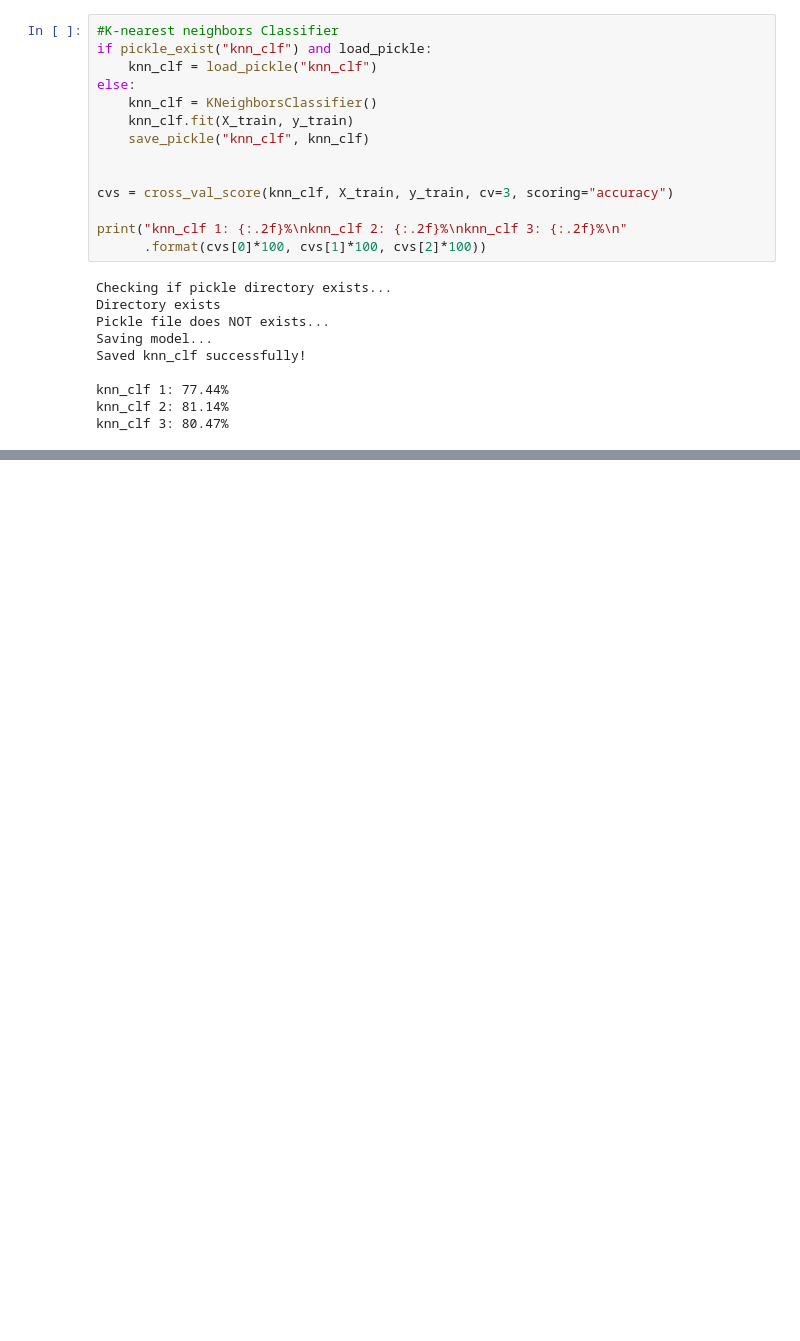
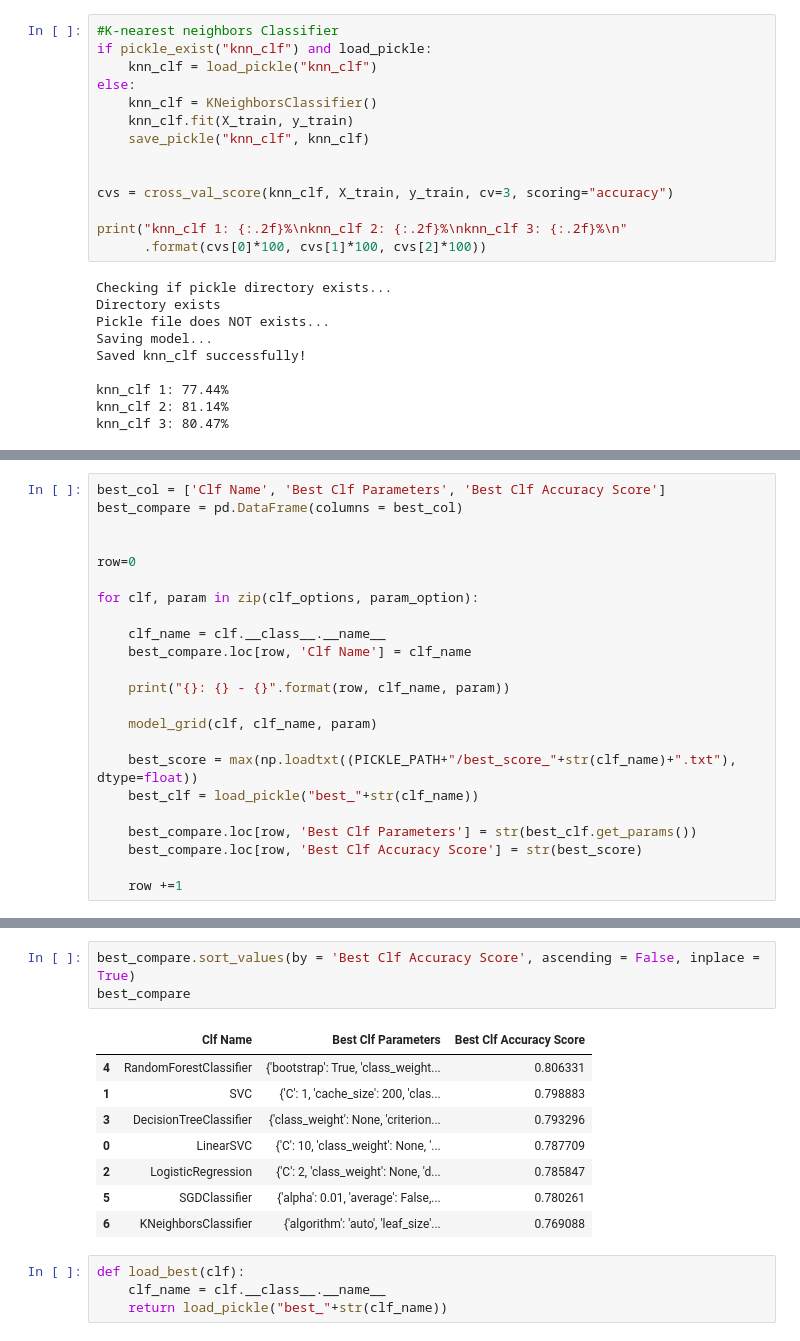
Before and after one commit to Daniel-Wilcox/ADA-874-2019, a Jupyter notebook: Kaggle_Titanic.ipynb, the cells around one changed output, grey strips where cells are left out. Cells and saved outputs as stored; diff of their text form; blank space fills up the shorter version.

```diff
--- a/Kaggle_Titanic.ipynb
+++ b/Kaggle_Titanic.ipynb
@@ -605,0 +637,23 @@ k_neigh_param = {
+# %%
+best_col = ['Clf Name', 'Best Clf Parameters', 'Best Clf Accuracy Score']
+best_compare = pd.DataFrame(columns = best_col)
+
+
+row=0
+
+for clf, param in zip(clf_options, param_option):
+
+    clf_name = clf.__class__.__name__
+    best_compare.loc[row, 'Clf Name'] = clf_name
+
+    print("{}: {} - {}".format(row, clf_name, param))
+
+    model_grid(clf, clf_name, param)
+
+    best_score = max(np.loadtxt((PICKLE_PATH+"/best_score_"+str(clf_name)+".txt"), dtype=float))
+    best_clf = load_pickle("best_"+str(clf_name))
+
+    best_compare.loc[row, 'Best Clf Parameters'] = str(best_clf.get_params())
+    best_compare.loc[row, 'Best Clf Accuracy Score'] = str(best_score)
+
+    row +=1
@@ -605,0 +744,16 @@ k_neigh_param = {
+# %%
+best_compare.sort_values(by = 'Best Clf Accuracy Score', ascending = False, inplace = True)
+best_compare
+# %% [output]
+|  | Clf Name | Best Clf Parameters | Best Clf Accuracy Score |
+| 4 | RandomForestClassifier | {'bootstrap': True, 'class_weight... | 0.806331 |
+| 1 | SVC | {'C': 1, 'cache_size': 200, 'clas... | 0.798883 |
+| 3 | DecisionTreeClassifier | {'class_weight': None, 'criterion... | 0.793296 |
+| 0 | LinearSVC | {'C': 10, 'class_weight': None, '... | 0.787709 |
+| 2 | LogisticRegression | {'C': 2, 'class_weight': None, 'd... | 0.785847 |
+| 5 | SGDClassifier | {'alpha': 0.01, 'average': False,... | 0.780261 |
+| 6 | KNeighborsClassifier | {'algorithm': 'auto', 'leaf_size'... | 0.769088 |
+# %%
+def load_best(clf):
+    clf_name = clf.__class__.__name__
+    return load_pickle("best_"+str(clf_name))
```
Also changed, not shown: parts of 16 cells of this notebook, 18 other files.
